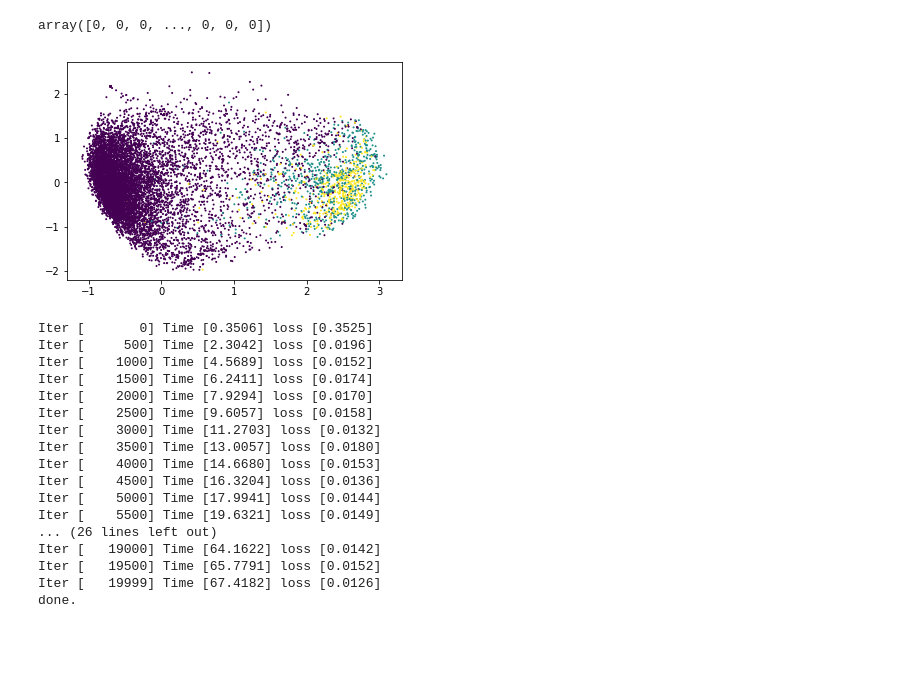
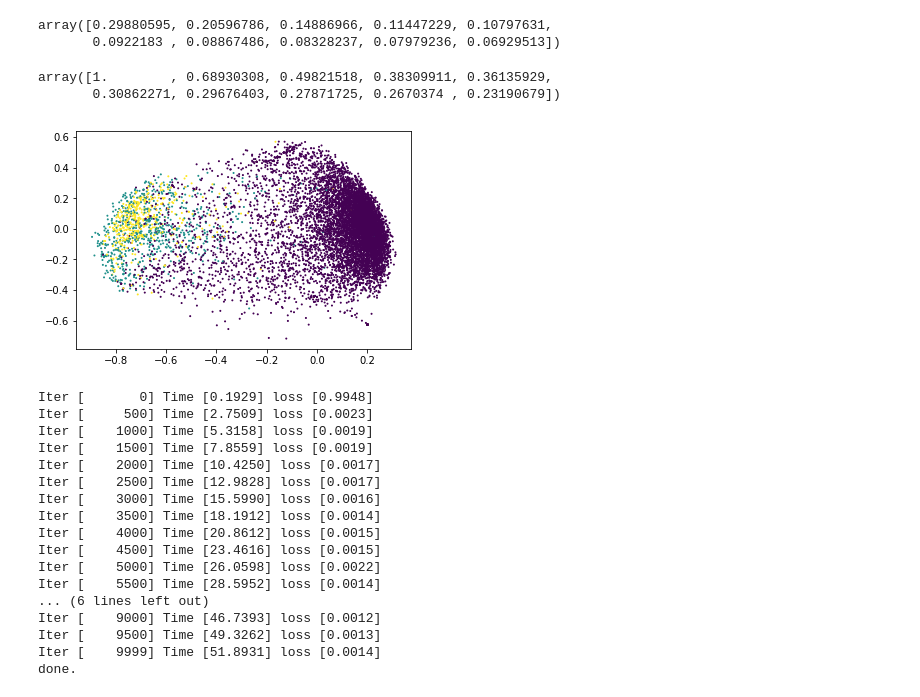
Before and after one commit to KrishnaswamyLab/AAnet, a Jupyter notebook: test_AG.ipynb, the cells around one changed output. Drawn from its saved outputs; the diff is of its cells as text; code cells hidden in the pictures; blank space fills up the shorter version.

```diff
--- a/test_AG.ipynb
+++ b/test_AG.ipynb
@@ -18,8 +17,10 @@ The autoreload extension is already loaded. To reload it, use:
 # %%
  # load american gut data
-data_pickle = pickle.load(open("/Users/david/Dropbox/ARGAN/python/AG/AG.p","rb"))
+data_pickle = pickle.load(open("/data/dv292/ag.p","rb"))
 counts = data_pickle[0]
 counts_norm = counts / np.sum(counts, axis=1, keepdims=True)
 counts_norm = np.sqrt(counts_norm)
-counts_norm = counts_norm / np.max(counts_norm)
-counts_norm = (counts_norm * 2) - 1
+#counts_norm = counts_norm / np.max(counts_norm)
+#counts_norm = (counts_norm * 2) - 1
+print(np.min(counts_norm))
+print(np.max(counts_norm))
@@ -29,0 +30,5 @@ data = Y_pca
+# %%
+data, X_mu, U, S = AAnet.AAnet.pcasvd([], counts_norm, k=10)
+S.shape
+plt.scatter(range(10), S)
+plt.show()
@@ -29,0 +37,12 @@ data = Y_pca
+# %%
+np.std(data, axis=0)
+# %% [output]
+array([0.29880595, 0.20596786, 0.14886966, 0.11447229, 0.10797631,
+       0.0922183 , 0.08867486, 0.08328237, 0.07979236, 0.06929513])
+# %%
+data = data / np.std(data[:,0])
+# %%
+np.std(data, axis=0)
+# %% [output]
+array([1.        , 0.68930308, 0.49821518, 0.38309911, 0.36135929,
+       0.30862271, 0.29676403, 0.27871725, 0.2670374 , 0.23190679])
@@ -30,12 +51,10 @@ data = Y_pca
 # %%
 _,idx = np.unique(data_pickle[2], return_inverse=True)
-# %% [output]
-array([0, 0, 0, ..., 0, 0, 0])
 # %%
 # plot PCA
-plt.scatter(Y_pca[:,0], Y_pca[:,1], s=1, c=idx)
+plt.scatter(data[:,0], data[:,1], s=1, c=idx)
 plt.show()
 # %% [output]
-[figure, old version]
+[figure, new version]
 # %%
 # params
@@ -53,24 +72,24 @@ dec_net = network.Decoder(x_dim=input_dim, noise_z_std=noise_z_std, z_dim=z_dim,
 model = AAnet.AAnet(enc_net, dec_net)
 # %%
 # train
-model.train(data, batch_size=128, num_batches=20000)
+model.train(data, batch_size=2048, num_batches=10000)
 # %% [output]
-Iter [       0] Time [0.3506] loss [0.3525]
-Iter [     500] Time [2.3042] loss [0.0196]
-Iter [    1000] Time [4.5689] loss [0.0152]
-Iter [    1500] Time [6.2411] loss [0.0174]
-Iter [    2000] Time [7.9294] loss [0.0170]
-Iter [    2500] Time [9.6057] loss [0.0158]
-Iter [    3000] Time [11.2703] loss [0.0132]
-Iter [    3500] Time [13.0057] loss [0.0180]
-Iter [    4000] Time [14.6680] loss [0.0153]
-Iter [    4500] Time [16.3204] loss [0.0136]
-Iter [    5000] Time [17.9941] loss [0.0144]
-Iter [    5500] Time [19.6321] loss [0.0149]
-... (26 lines left out)
-Iter [   19000] Time [64.1622] loss [0.0142]
-Iter [   19500] Time [65.7791] loss [0.0152]
-Iter [   19999] Time [67.4182] loss [0.0126]
+Iter [       0] Time [0.1929] loss [0.9948]
+Iter [     500] Time [2.7509] loss [0.0023]
+Iter [    1000] Time [5.3158] loss [0.0019]
+Iter [    1500] Time [7.8559] loss [0.0019]
+Iter [    2000] Time [10.4250] loss [0.0017]
+Iter [    2500] Time [12.9828] loss [0.0017]
+Iter [    3000] Time [15.5990] loss [0.0016]
+Iter [    3500] Time [18.1912] loss [0.0014]
+Iter [    4000] Time [20.8612] loss [0.0015]
+Iter [    4500] Time [23.4616] loss [0.0015]
+Iter [    5000] Time [26.0598] loss [0.0022]
+Iter [    5500] Time [28.5952] loss [0.0014]
+... (6 lines left out)
+Iter [    9000] Time [46.7393] loss [0.0012]
+Iter [    9500] Time [49.3262] loss [0.0013]
+Iter [    9999] Time [51.8931] loss [0.0014]
 done.
 # %%
 loss_data = model.compute_loss(data)
```
Also changed, not shown: parts of 19 cells of this notebook, 5 other files.
